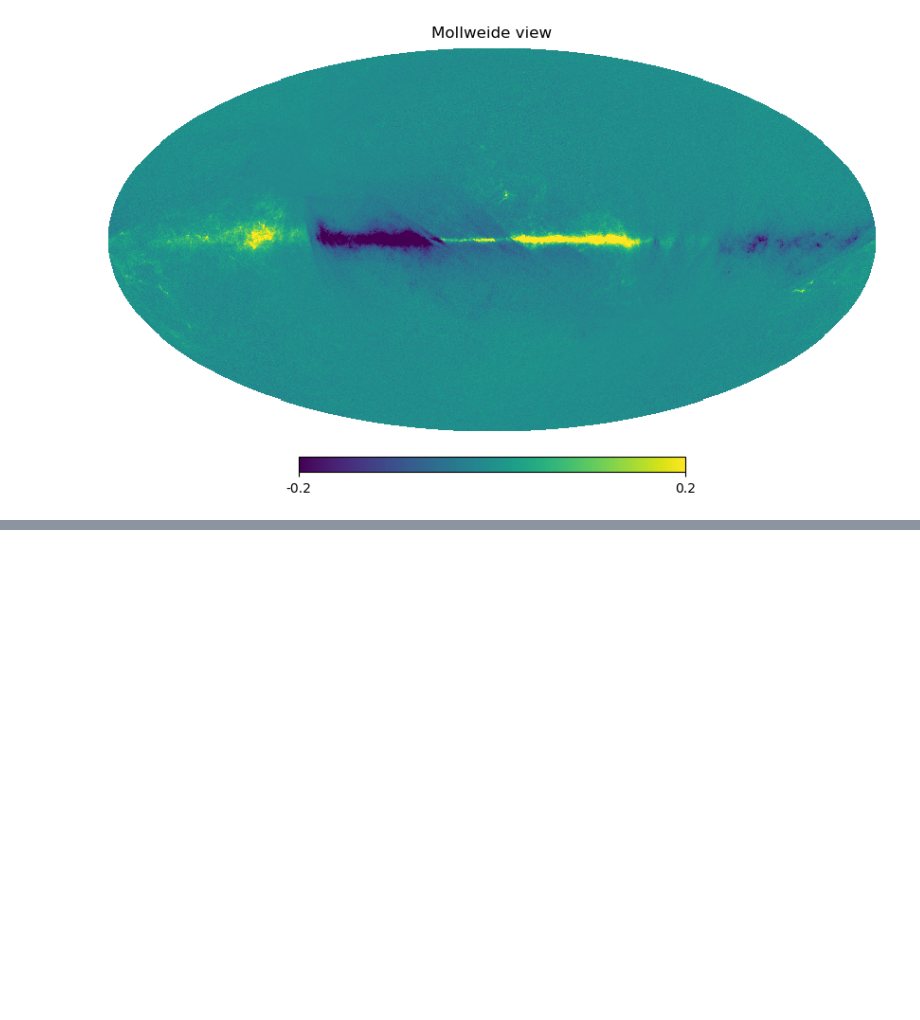
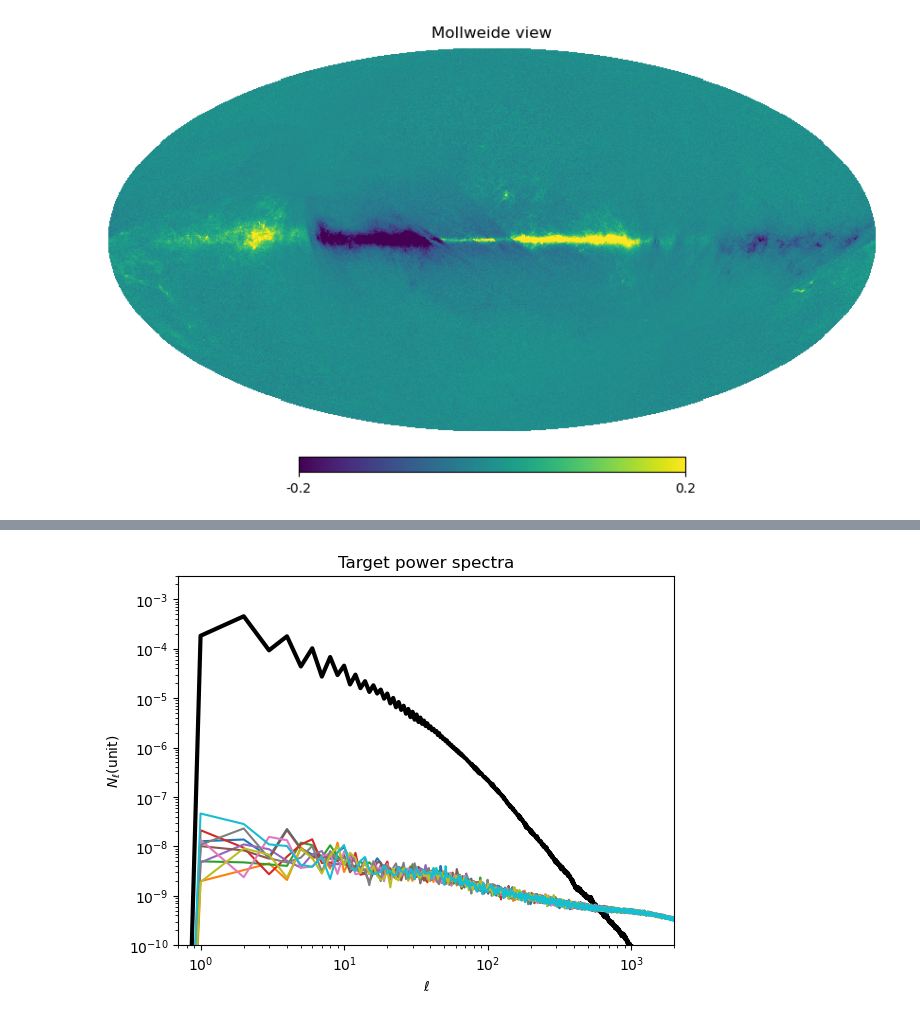
Before and after one commit to CMB-ML/variance_map_ps, a Jupyter notebook: demo_noise_method_545.ipynb, the cells around one changed output, grey strips where cells are left out. Drawn from its saved outputs; the diff is of its cells as text; code cells hidden in the pictures; blank space fills up the shorter version.

```diff
--- a/demo_noise_method_545.ipynb
+++ b/demo_noise_method_545.ipynb
@@ -429,0 +434,11 @@ plot_many_ps(_output_cls,
+# %%
+plot_many_ps([_demo_avg_cl, *_tgt_cls],
+             labels=["Avg"] + [f"Sim {i}" for i in range(N_OUTPUT_SIMS)],
+             title="Target power spectra",
+             x_low=0.7, x_high=2000,
+             y_low=1e-10, y_high=None,
+             legend=False,
+             focus_first=True
+             )
+# %% [output]
+[figure, added]
```
Also changed, not shown: parts of 10 cells of this notebook, 2 other files.
